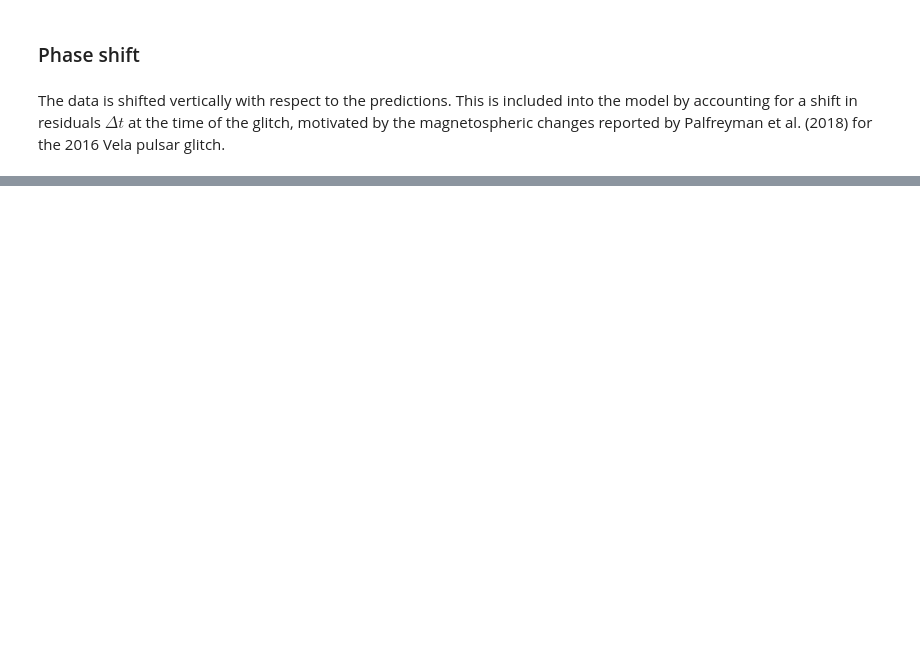
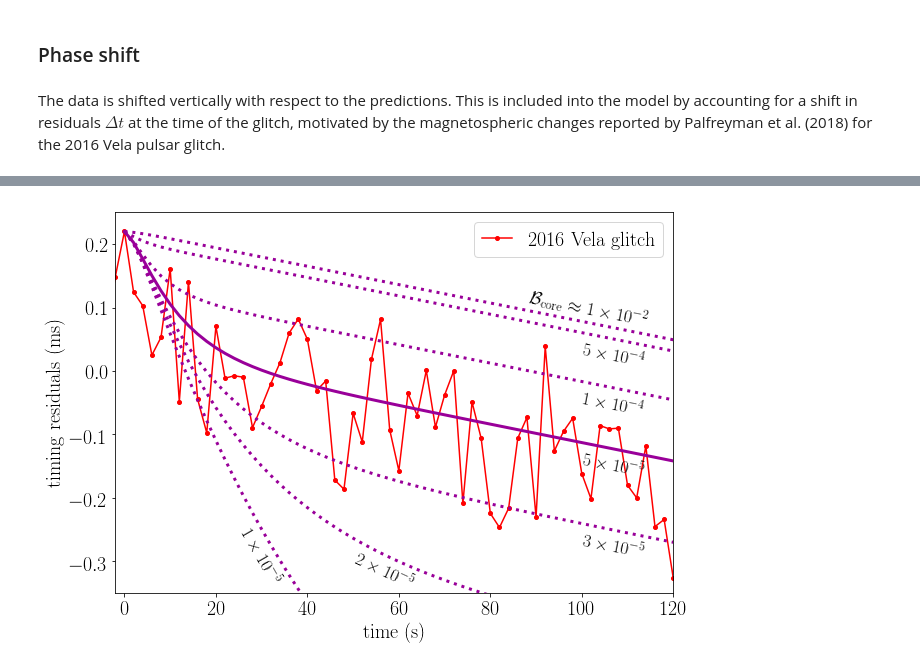
Before and after one commit to vanessagraber/glitchrises, a Jupyter notebook: data_comparison.ipynb, the cells around one changed output, grey strips where cells are left out. Cells and saved outputs as stored; diff of their text form; code cells hidden in the pictures; blank space fills up the shorter version.

```diff
--- a/data_comparison.ipynb
+++ b/data_comparison.ipynb
@@ -242,0 +251,6 @@ plt.show()
+# %%
+df_model_residuals_comparison = pd.read_csv('model_residuals_Bcore_comparison.txt', sep='&')
+Bcore_range = np.array([1e-5, 2e-5, 3e-5, 5e-5, 1e-4, 5e-4, 1e-2])
+label_Bcore = ['{:.1e}'.format(x) for x in Bcore_range]
+# %%
+df_model_residuals_comparison = df_model_residuals_comparison[::2]
@@ -242,0 +266,41 @@ plt.show()
+# %%
+fig = plt.figure()
+fig.set_size_inches(10,7)
+mpl.rcParams.update({'font.size': 20})
+
+plt.plot(bin_center, Vela_bin_means, '-o', label=r'2016 Vela glitch', ms=4, color='red')
+
+plt.plot(t, df_model_residuals_comparison [label_Bcore[3]] + residual_shift, '-', linewidth=3, color=colors[0],\
+        label='_nolegend_')
+
+plt.plot(t, df_model_residuals_comparison[label_Bcore[0]] + residual_shift, ':', linewidth=3, \
+         color=colors[0], label='_nolegend_')
+plt.plot(t, df_model_residuals_comparison[label_Bcore[1]] + residual_shift, ':', linewidth=3, \
+         color=colors[0], label='_nolegend_')
+plt.plot(t, df_model_residuals_comparison[label_Bcore[2]] + residual_shift, ':', linewidth=3, \
+         color=colors[0], label='_nolegend_')
+plt.plot(t, df_model_residuals_comparison[label_Bcore[4]] + residual_shift, ':', linewidth=3, \
+         color=colors[0], label='_nolegend_')
+plt.plot(t, df_model_residuals_comparison[label_Bcore[5]] + residual_shift, ':', linewidth=3, \
+         color=colors[0], label='_nolegend_')
+plt.plot(t, df_model_residuals_comparison[label_Bcore[6]] + residual_shift, ':', linewidth=3, \
+         color=colors[0], label='_nolegend_')
+
+plt.xlim(-2,120)
+plt.ylim(-0.35,0.25)
+plt.xlabel(r'time (s)')
+plt.ylabel(r'timing residuals (ms)')
+
+plt.annotate(r'$1 \times 10^{-5}$', xy = (25,-0.265), fontsize = 18, rotation=-60)
+plt.annotate(r'$2 \times 10^{-5}$', xy = (50,-0.302), fontsize = 18, rotation=-25)
+plt.annotate(r'$3 \times 10^{-5}$', xy = (100,-0.273), fontsize = 18,  rotation=-11)
+plt.annotate(r'$5 \times 10^{-5}$', xy = (100,-0.146), fontsize = 18,  rotation=-11)
+plt.annotate(r'$1 \times 10^{-4}$', xy = (100,-0.049), fontsize = 18, rotation=-11)
+plt.annotate(r'$5 \times 10^{-4}$', xy = (100,0.027), fontsize = 18, rotation=-11)
+plt.annotate(r'$\mathcal{B}_{\rm core} \approx 1 \times 10^{-2}$', xy = (88,0.102), fontsize = 18, rotation=-11)
+
+plt.legend(loc=1, handlelength=1.5, fontsize=20);
+
+plt.show()
+# %% [output]
+[figure, added]
```
Also changed, not shown: parts of 18 cells of this notebook.
